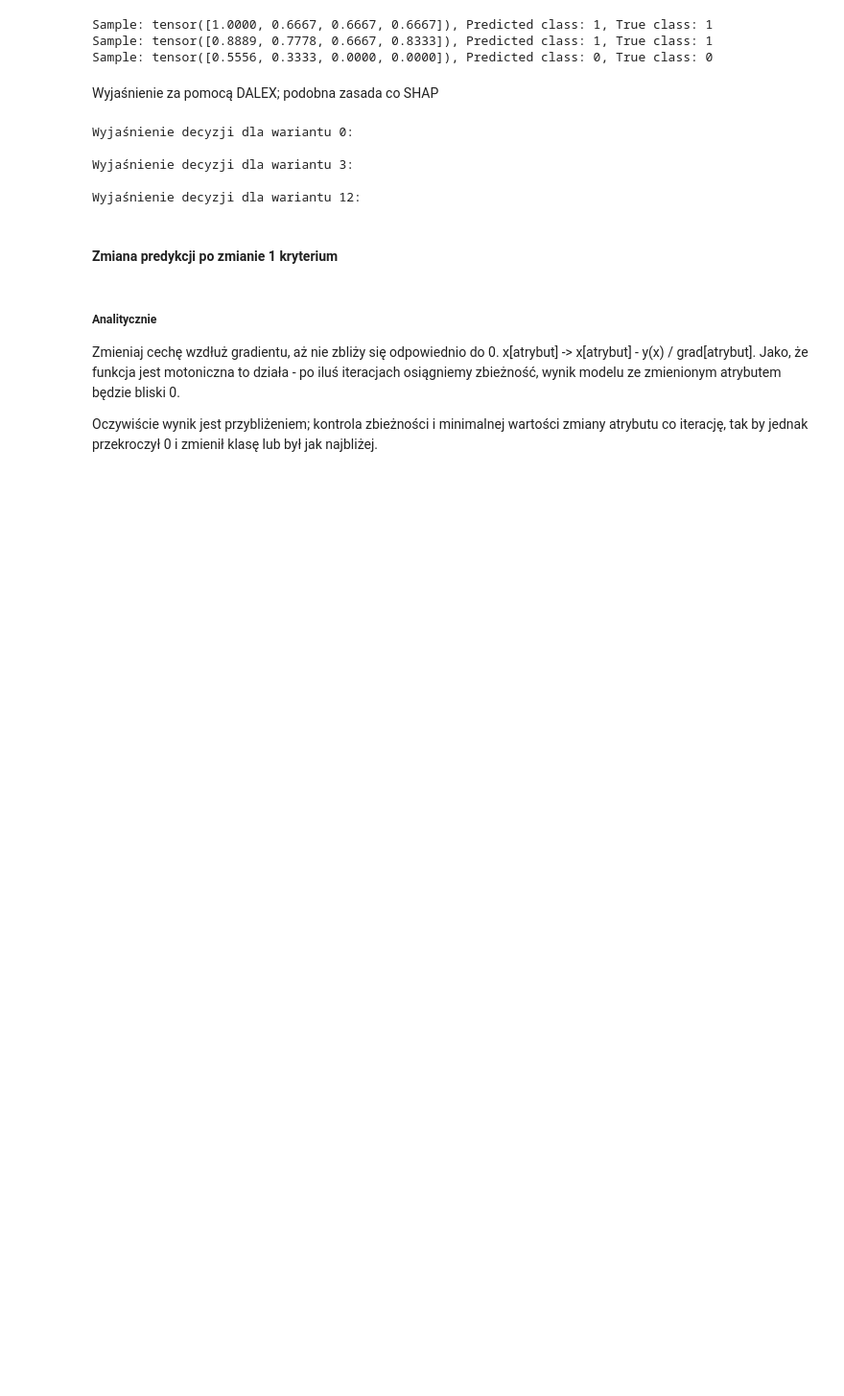
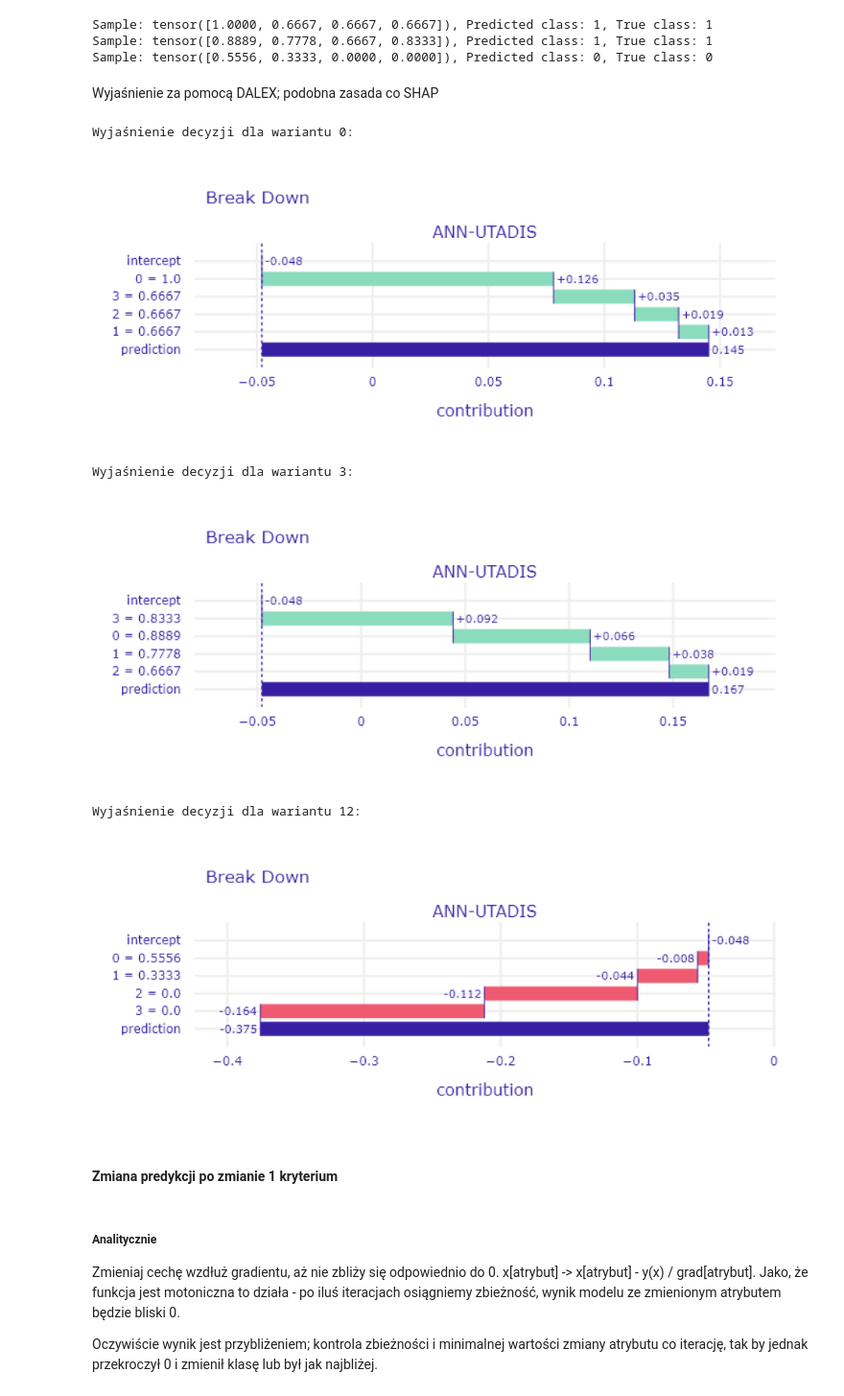
Before and after one commit to MarceloTrapano/ISWD, a Jupyter notebook: Project_5/PreferenceLearning.ipynb, the cells around one changed output. Shown at 96% size. Saved outputs shown, nothing was run; the diff lists cells and outputs as text; code cells hidden in the pictures; blank space fills up the shorter version.

Commit message:
fix html for dalex

```diff
--- a/Project_5/PreferenceLearning.ipynb
+++ b/Project_5/PreferenceLearning.ipynb
@@ -915,23 +917,38 @@ Sample: tensor([0.5556, 0.3333, 0.0000, 0.0000]), Predicted class: 0, True class
 # %% [markdown]
 Wyjaśnienie za pomocą DALEX; podobna zasada co SHAP
 # %%
+import plotly.io as pio
+from PIL import Image
+import matplotlib.pyplot as plt
+
 X_samples = X_test[indices]
 
 for idx, x in zip(indices, X_samples):
     print(f"\nWyjaśnienie decyzji dla wariantu {idx}:")
 
-    # Reshapik
     x_reshaped = x.reshape(1, -1)
 
     explanation = explainer.predict_parts(x_reshaped, type='break_down')
 
-    explanation.plot()
+    # Tak bo w html się nie wyświetla
+
+    fig = explanation.plot(show=False)
+
+    image_path = f"explanation_{idx}.png"
+    pio.write_image(fig, image_path)
+
+    img = Image.open(image_path)
+    plt.figure(figsize=(12, 10))
+    plt.imshow(img)
+    plt.axis('off')
+    plt.show()
 # %% [output]
 Wyjaśnienie decyzji dla wariantu 0:
-
-Wyjaśnienie decyzji dla wariantu 3:
-
-Wyjaśnienie decyzji dla wariantu 12:
+[figure, added]
+Wyjaśnienie decyzji dla wariantu 3:
+[figure, added]
+Wyjaśnienie decyzji dla wariantu 12:
+[figure, added]
 # %% [markdown]
 #### Zmiana predykcji po zmianie 1 kryterium
 # %% [markdown]
```
Also changed, not shown: parts of 9 cells of this notebook.
